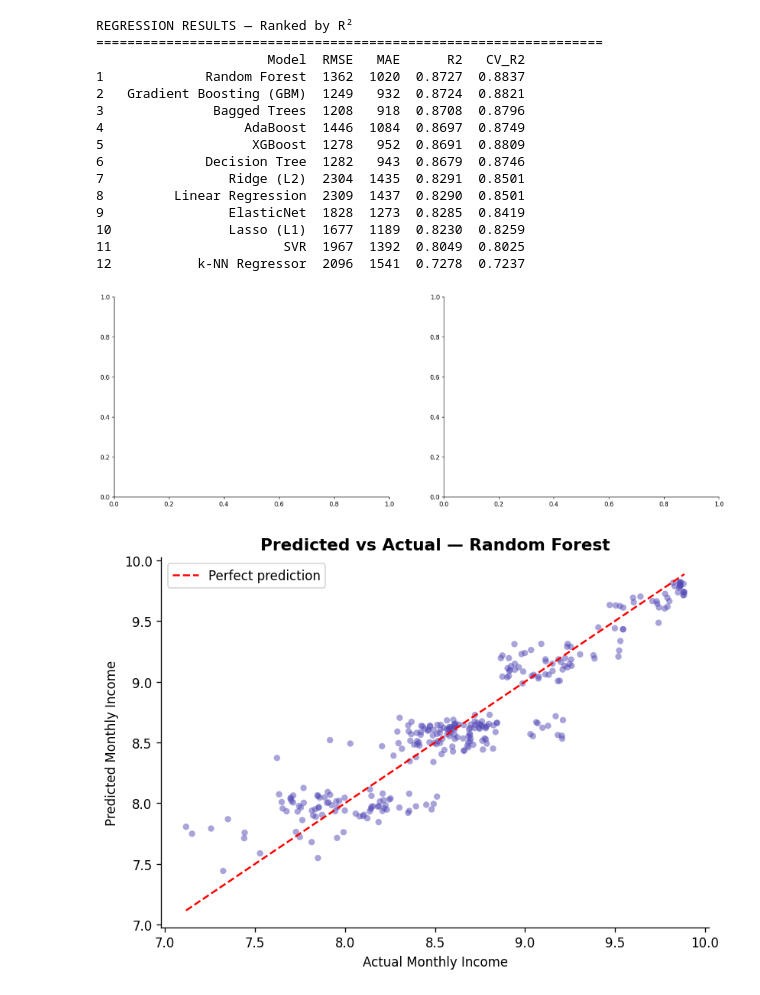
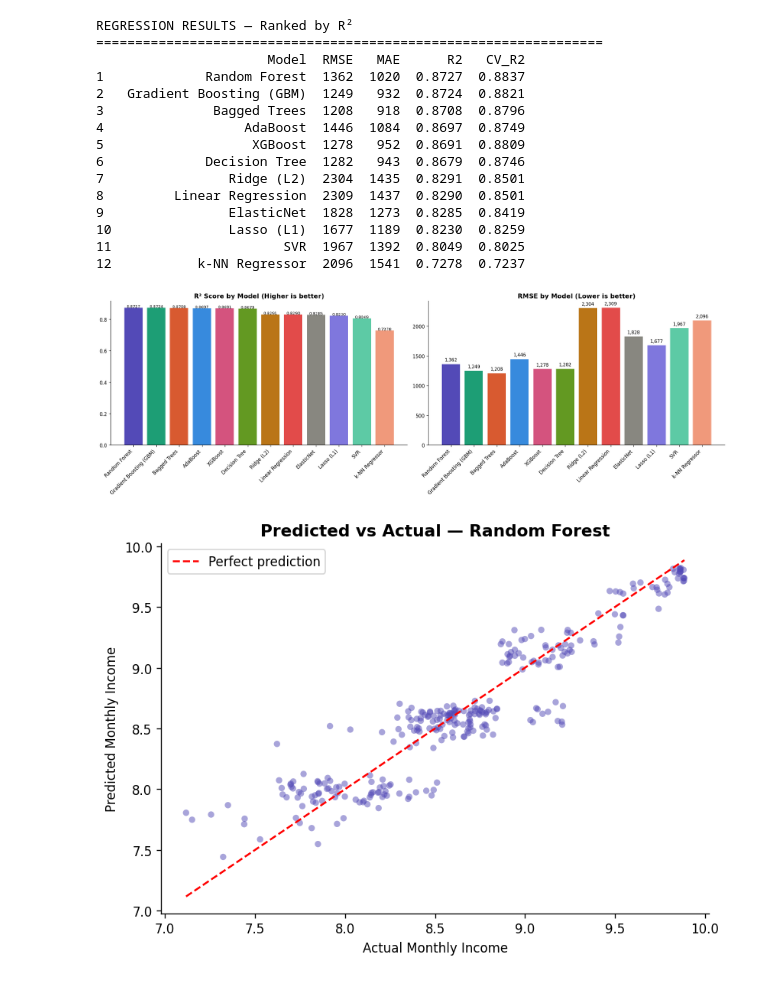
Before and after one commit to rachana26paw/hr-attrition-ml-analysis, a Jupyter notebook: IBM_HR_AdvancedML_Complete_2.ipynb, the cells around one changed output. Cells and saved outputs as stored; diff of their text form; code cells hidden in the pictures.

Commit message:
Fix Cell 16: resolve NameError for reg_df_sorted, improve R2 chart label precision to 4 decimal places, re-execute and embed graph output

```diff
--- a/IBM_HR_AdvancedML_Complete_2.ipynb
+++ b/IBM_HR_AdvancedML_Complete_2.ipynb
@@ -557,14 +557,41 @@ REGRESSION RESULTS — Ranked by R²
 10               Lasso (L1)  1677  1189  0.8230  0.8259
 11                      SVR  1967  1392  0.8049  0.8025
 12           k-NN Regressor  2096  1541  0.7278  0.7237
-# %%
-# ── 4.2  Regression Comparison Charts ────────────────────────────────────────
-models_reg = reg_df_sorted['Model'].tolist()
-
-fig, axes = plt.subplots(1, 2, figsize=(18, 6))
-colors = [PALETTE[i % len(PALETTE)] for i in range(len(models_reg))]
-# %% [output]
-[figure, removed]
+# %%
+# ── 4.2  Regression Comparison Charts ────────────────────────────────────────
+
+# Ensure reg_df_sorted is always available when this cell is run
+reg_df_sorted = reg_df.sort_values('R2', ascending=False).reset_index(drop=True)
+reg_df_sorted.index += 1
+reg_df_sorted[['RMSE','MAE']] = reg_df_sorted[['RMSE','MAE']].round(0).astype(int)
+reg_df_sorted[['R2','CV_R2']] = reg_df_sorted[['R2','CV_R2']].round(4)
+
+models_reg = reg_df_sorted['Model'].tolist()
+
+fig, axes = plt.subplots(1, 2, figsize=(18, 6))
+colors = [PALETTE[i % len(PALETTE)] for i in range(len(models_reg))]
+
+# R2 Plot — use 4 decimal places so close values (e.g. 0.8727 vs 0.8724) are distinguishable
+axes[0].bar(models_reg, reg_df_sorted['R2'], color=colors)
+axes[0].set_title('R² Score by Model (Higher is better)')
+axes[0].set_xticks(range(len(models_reg)))
+axes[0].set_xticklabels(models_reg, rotation=45, ha='right')
+for i, v in enumerate(reg_df_sorted['R2']):
+    axes[0].text(i, v + 0.002, f'{v:.4f}', ha='center', fontsize=8)
+
+# RMSE Plot
+axes[1].bar(models_reg, reg_df_sorted['RMSE'], color=colors)
+axes[1].set_title('RMSE by Model (Lower is better)')
+axes[1].set_xticks(range(len(models_reg)))
+axes[1].set_xticklabels(models_reg, rotation=45, ha='right')
+y_offset = reg_df_sorted['RMSE'].max() * 0.02 if not reg_df_sorted['RMSE'].empty else 50
+for i, v in enumerate(reg_df_sorted['RMSE']):
+    axes[1].text(i, v + y_offset, f'{v:,.0f}', ha='center', fontsize=9)
+
+plt.tight_layout()
+plt.show()
+# %% [output]
+[figure, added]
 # %%
 # ── 4.3  Best regression model: Predicted vs Actual ──────────────────────────
 best_reg_name = reg_df.loc[reg_df['R2'].idxmax(), 'Model']
```
Also changed, not shown: parts of 1 cell of this notebook, 1 other file.
